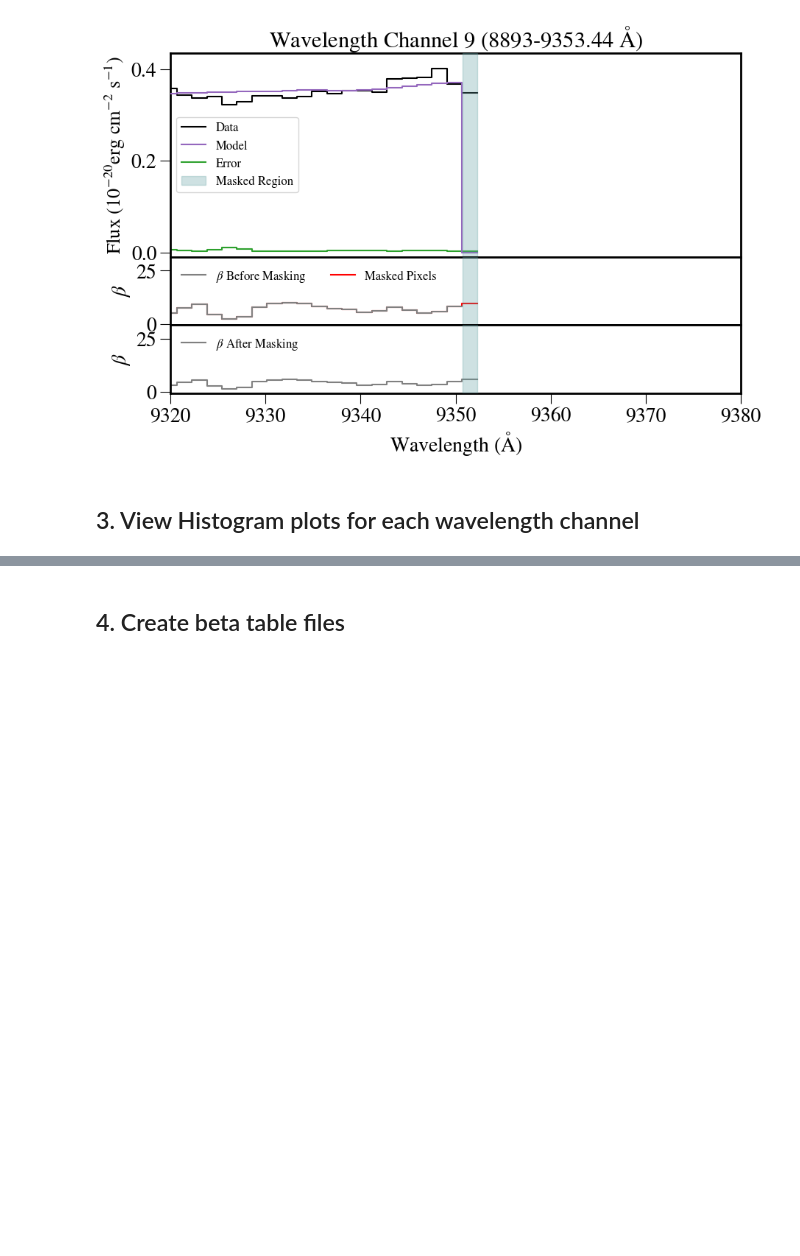
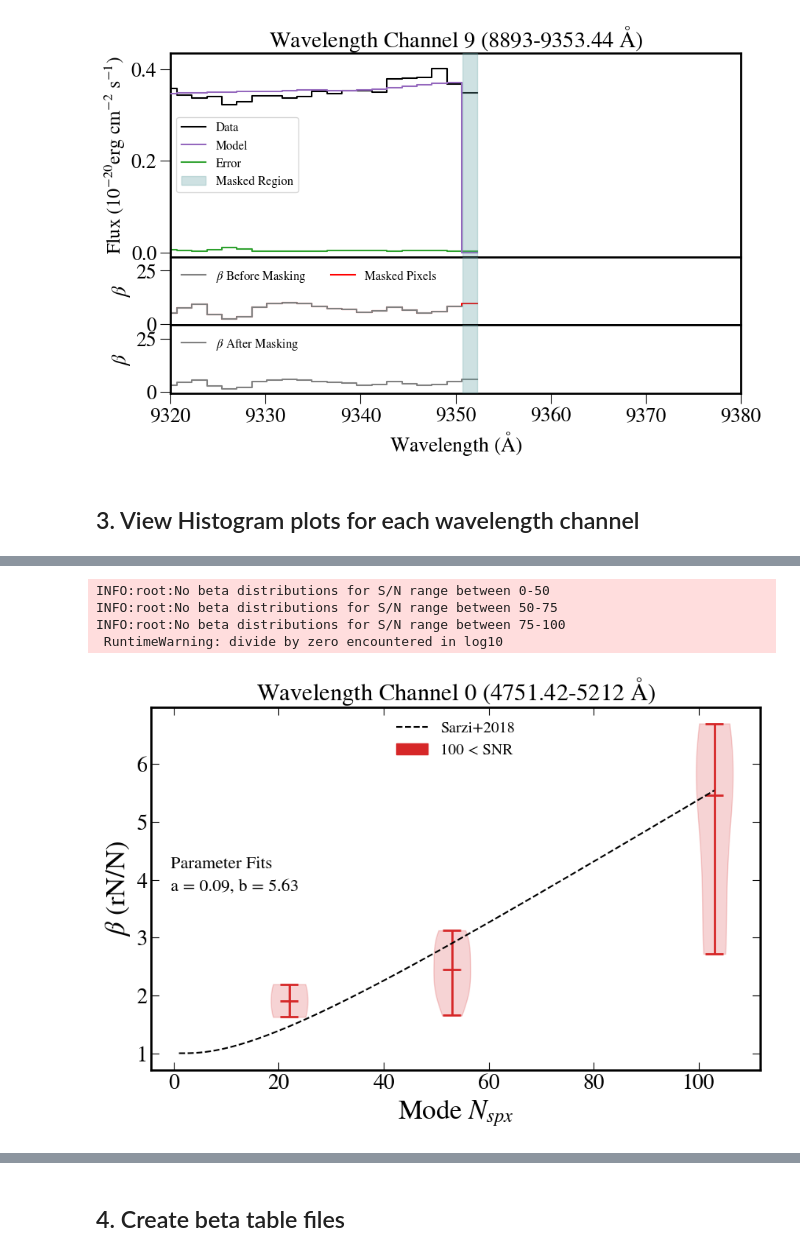
Before and after one commit to aj-pitts/mangadap_muse, a Jupyter notebook: examples/beta_corr_examples.ipynb, the cells around one changed output, grey strips where cells are left out. Saved outputs shown, nothing was run; the diff lists cells and outputs as text; code cells hidden in the pictures; blank space fills up the shorter version.

```diff
--- a/examples/beta_corr_examples.ipynb
+++ b/examples/beta_corr_examples.ipynb
@@ -615,0 +118,8 @@ cube.mk_hist_plot(wv_channel=1)
+# %%
+cube.mk_violin_plot(wv_channel=0,show_plot=True,save_plot=False)
+# %% [output]
+INFO:root:No beta distributions for S/N range between 0-50
+INFO:root:No beta distributions for S/N range between 50-75
+INFO:root:No beta distributions for S/N range between 75-100
+ RuntimeWarning: divide by zero encountered in log10
+[figure, added]
```
Also changed, not shown: parts of 16 cells of this notebook.
